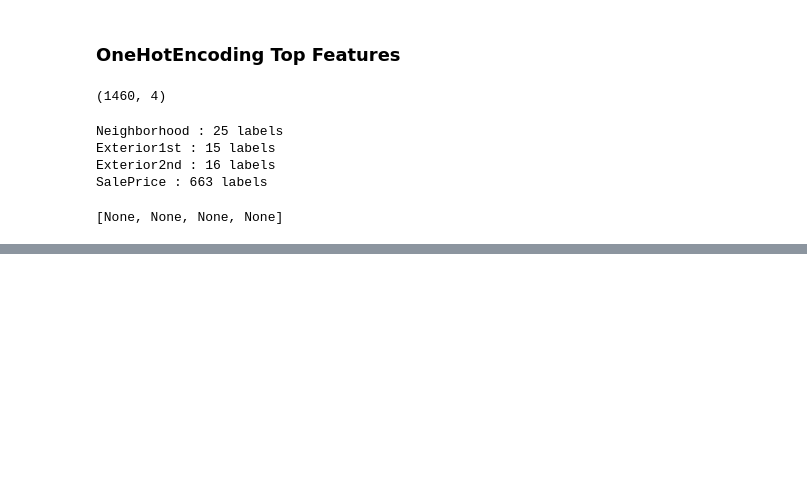
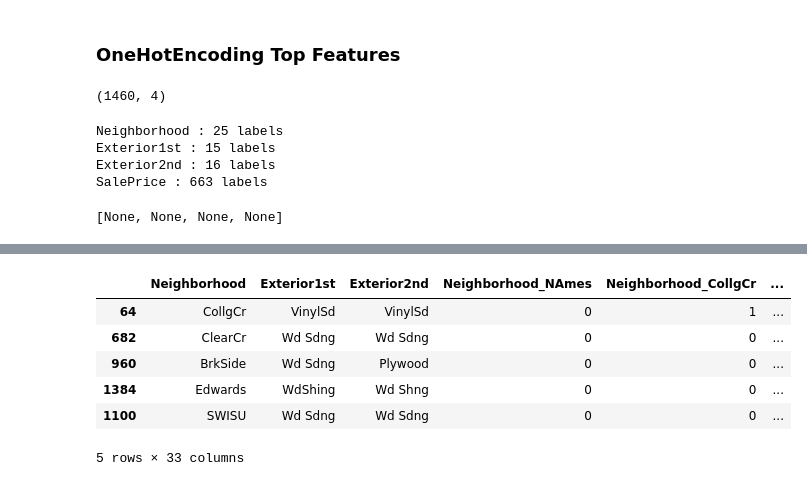
Before and after one commit to KarthikKothareddy/FeatureEngineering, a Jupyter notebook: categorical_variable_encoding.ipynb, the cells around one changed output, grey strips where cells are left out. Saved outputs shown, nothing was run; the diff lists cells and outputs as text; code cells hidden in the pictures; blank space fills up the shorter version.

```diff
--- a/categorical_variable_encoding.ipynb
+++ b/categorical_variable_encoding.ipynb
@@ -315,0 +383,30 @@ SalePrice : 663 labels
+# %%
+# lets functionalize the above
+def get_top_n(df, feature, n):
+    return [
+        x for x in df[feature].value_counts().sort_values(
+            ascending=False).head(n).index
+    ]
+
+def encode(train, test, feature, top_n_labels):
+    for label in top_n_labels:
+        # train
+        x_train[f"{feature}_{label}"] = np.where(x_train[feature] == label, 1, 0)
+        # test
+        x_test[f"{feature}_{label}"] = np.where(x_test[feature] == label, 1, 0)
+    return train, test
+# %%
+# loop throuh few features and apply the same
+for feature in ["Exterior1st", "Exterior2nd"]:
+    top_n = get_top_n(x_train, feature, n=10)
+    x_train, x_test = encode(x_train, x_test, feature, top_n)
+# %%
+x_train.head()
+# %% [output]
+|  | Neighborhood | Exterior1st | Exterior2nd | Neighborhood_NAmes | Neighborhood_CollgCr | ... |
+| 64 | CollgCr | VinylSd | VinylSd | 0 | 1 | ... |
+| 682 | ClearCr | Wd Sdng | Wd Sdng | 0 | 0 | ... |
+| 960 | BrkSide | Wd Sdng | Plywood | 0 | 0 | ... |
+| 1384 | Edwards | WdShing | Wd Shng | 0 | 0 | ... |
+| 1100 | SWISU | Wd Sdng | Wd Sdng | 0 | 0 | ... |
+5 rows × 33 columns
```
Also changed, not shown: parts of 7 cells of this notebook.
